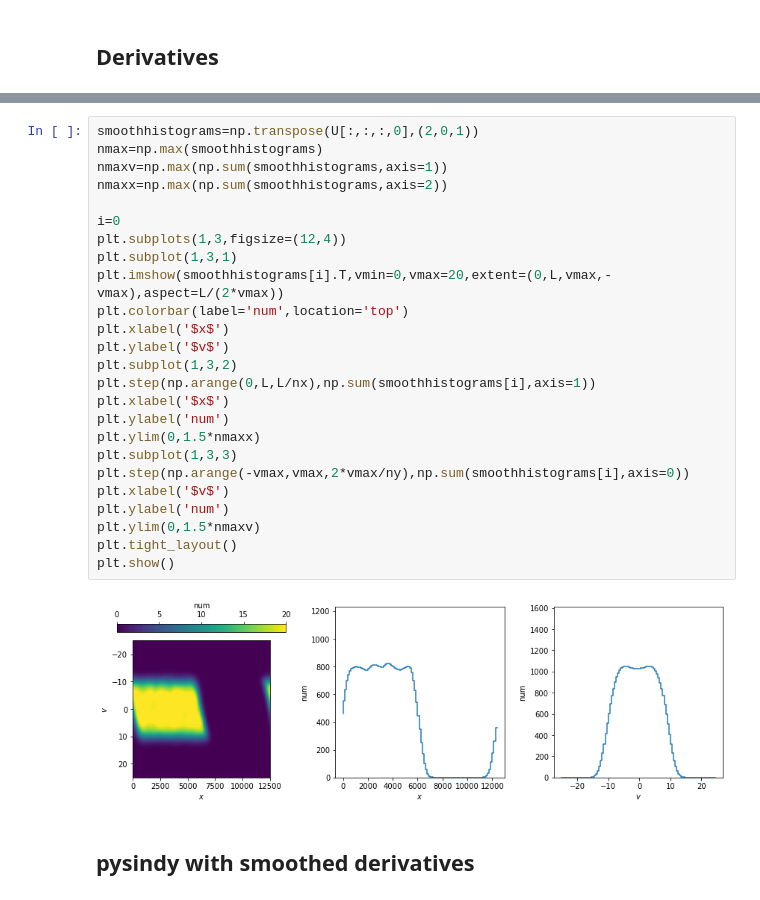
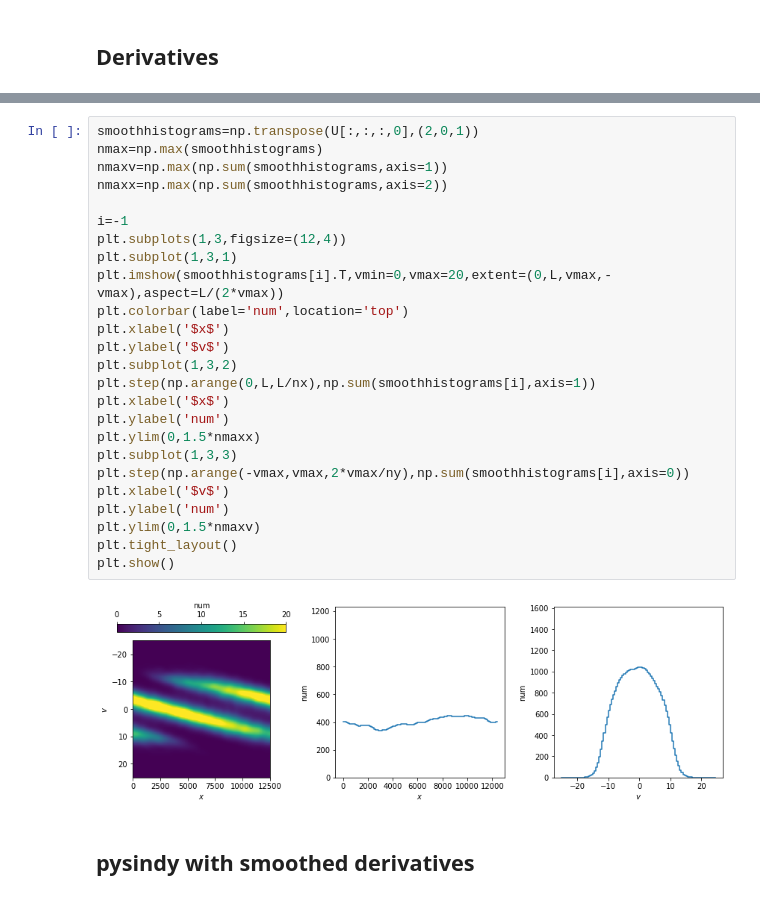
Before and after one commit to znicolaou/manybody, a Jupyter notebook: sindy_test.ipynb, the cells around one changed output, grey strips where cells are left out. Drawn from its saved outputs; the diff is of its cells as text.

Commit message:
updated plots

```diff
--- a/sindy_test.ipynb
+++ b/sindy_test.ipynb
@@ -90,30 +90,30 @@ print(stop-start)
 # %%
 smoothhistograms=np.transpose(U[:,:,:,0],(2,0,1))
 nmax=np.max(smoothhistograms)
 nmaxv=np.max(np.sum(smoothhistograms,axis=1))
 nmaxx=np.max(np.sum(smoothhistograms,axis=2))
 
-i=0
+i=-1
 plt.subplots(1,3,figsize=(12,4))
 plt.subplot(1,3,1)
 plt.imshow(smoothhistograms[i].T,vmin=0,vmax=20,extent=(0,L,vmax,-vmax),aspect=L/(2*vmax))
 plt.colorbar(label='num',location='top')
 plt.xlabel('$x$')
 plt.ylabel('$v$')
 plt.subplot(1,3,2)
 plt.step(np.arange(0,L,L/nx),np.sum(smoothhistograms[i],axis=1))
 plt.xlabel('$x$')
 plt.ylabel('num')
 plt.ylim(0,1.5*nmaxx)
 plt.subplot(1,3,3)
 plt.step(np.arange(-vmax,vmax,2*vmax/ny),np.sum(smoothhistograms[i],axis=0))
 plt.xlabel('$v$')
 plt.ylabel('num')
 plt.ylim(0,1.5*nmaxv)
 plt.tight_layout()
 plt.show()
 # %% [output]
-[figure, old version]
+[figure, new version]
 # %% [markdown]
 ## pysindy with smoothed derivatives
 # %%
```
Also changed, not shown: parts of 9 cells of this notebook.
